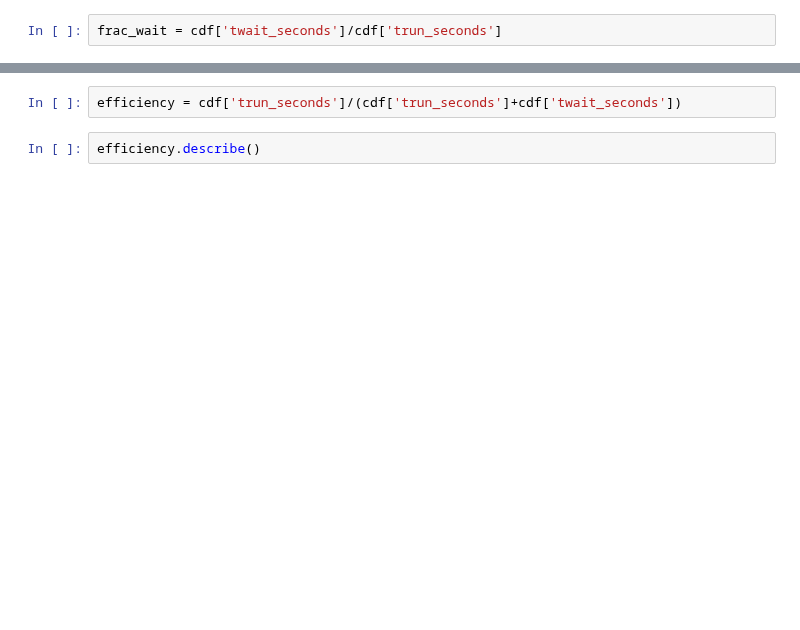
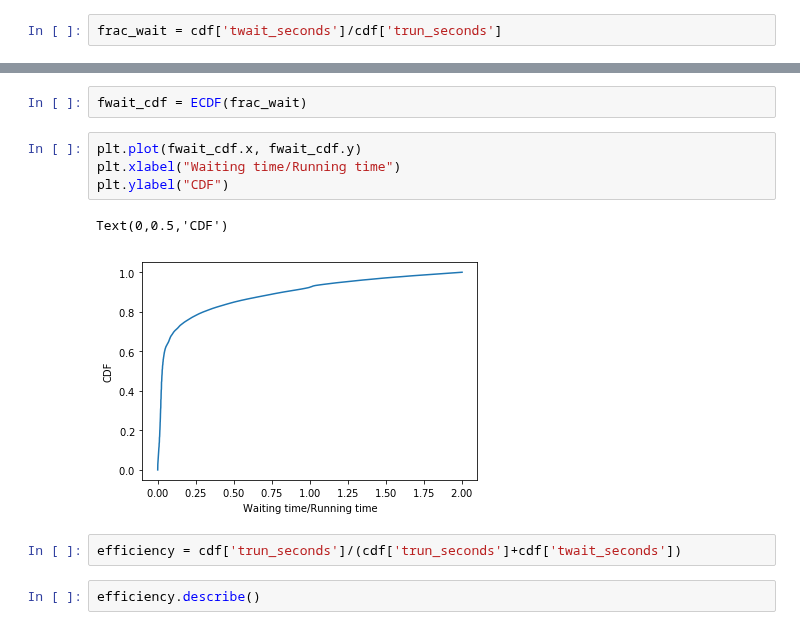
Before and after one commit to prateek-s/scispot, a Jupyter notebook: data/hpc-job-wait-times.ipynb, the cells around one changed output, grey strips where cells are left out. Drawn from its saved outputs; the diff is of its cells as text; blank space fills up the shorter version.

```diff
--- a/data/hpc-job-wait-times.ipynb
+++ b/data/hpc-job-wait-times.ipynb
@@ -127,4 +130,13 @@ max      8.282400e+04
 dtype: float64
+# %%
+fwait_cdf = ECDF(frac_wait)
+# %%
+plt.plot(fwait_cdf.x, fwait_cdf.y)
+plt.xlabel("Waiting time/Running time")
+plt.ylabel("CDF")
+# %% [output]
+Text(0,0.5,'CDF')
+[figure, added]
 # %%
 efficiency = cdf['trun_seconds']/(cdf['trun_seconds']+cdf['twait_seconds'])
 # %%
```
Also changed, not shown: parts of 25 cells of this notebook, 2 other files.
